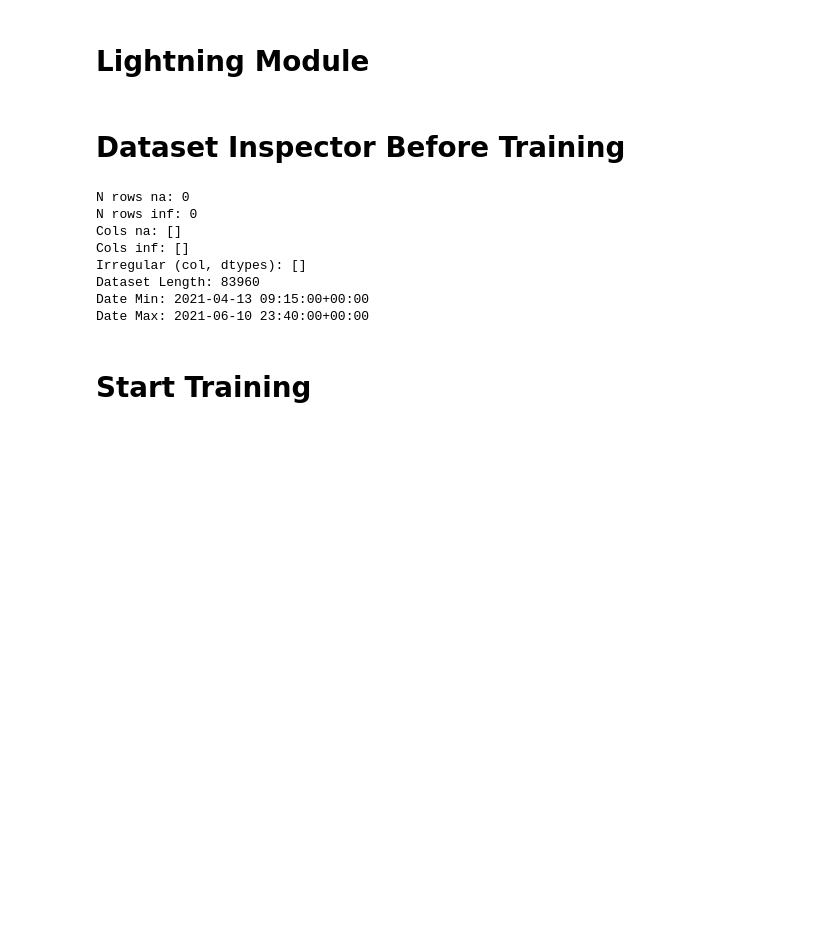
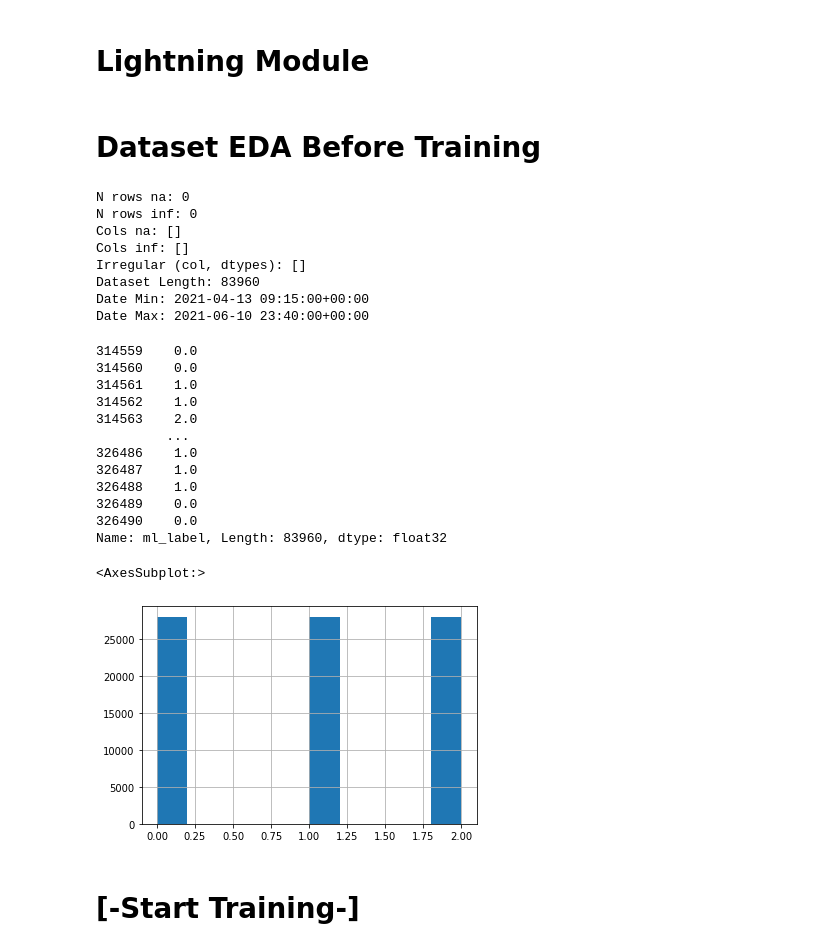
Before and after one commit to webclinic017/superft, a Jupyter notebook: notebooks/Training/5n20-catboosttest.ipynb, the cells around one changed output. Cells and saved outputs as stored; diff of their text form; code cells hidden in the pictures; blank space fills up the shorter version.

```diff
--- a/notebooks/Training/5n20-catboosttest.ipynb
+++ b/notebooks/Training/5n20-catboosttest.ipynb
@@ -177,9 +183,9 @@ class CatBoost(LightningModule):
 
 module = CatBoost()
 # %% [markdown]
-# Dataset Inspector Before Training
+# Dataset EDA Before Training
 # %%
-df_ = LightningContainer(module)._load_df_allpairs()
+df_: pd.DataFrame = lightning_utils.get_dataset_df(module)
 dates = df_["date"]
 df_ = df_[module.config.columns_x + [module.config.column_y]]
 # %%
@@ -210,3 +215,22 @@ Irregular (col, dtypes): []
 Dataset Length: 83960
 Date Min: 2021-04-13 09:15:00+00:00
 Date Max: 2021-06-10 23:40:00+00:00
+# %%
+# Dataset labels
+print(df_["ml_label"])
+df_["ml_label"].hist()
+# %% [output]
+314559    0.0
+314560    0.0
+314561    1.0
+314562    1.0
+314563    2.0
+         ...
+326486    1.0
+326487    1.0
+326488    1.0
+326489    0.0
+326490    0.0
+Name: ml_label, Length: 83960, dtype: float32
+<AxesSubplot:>
+[figure, added]
@@ -213,5 +240,5 @@ Date Max: 2021-06-10 23:40:00+00:00
 # %% [markdown]
-# Start Training
+# [-Start Training-]
 # %%
 with wandb.init(project=module.config.name) as run:
     trainer = TradingTrainer()
```
Also changed, not shown: parts of 13 cells of this notebook, 33 other files.
